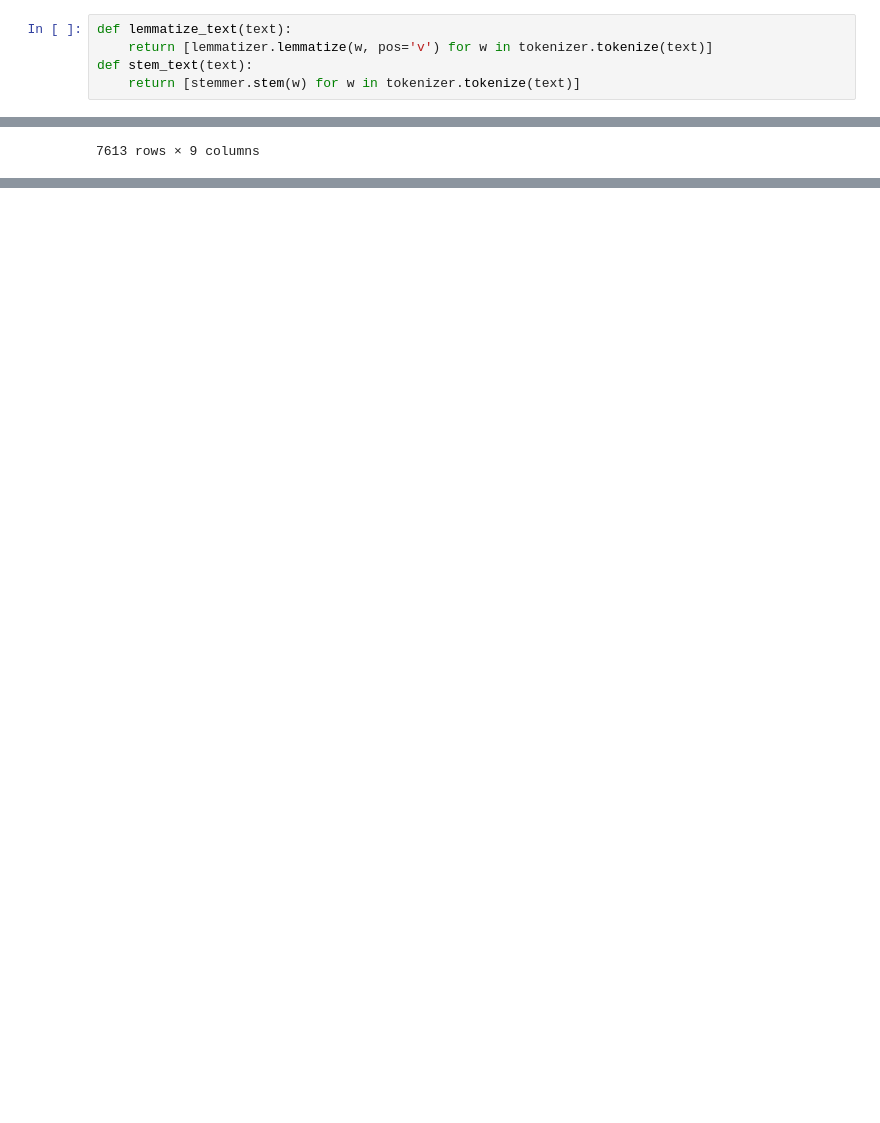
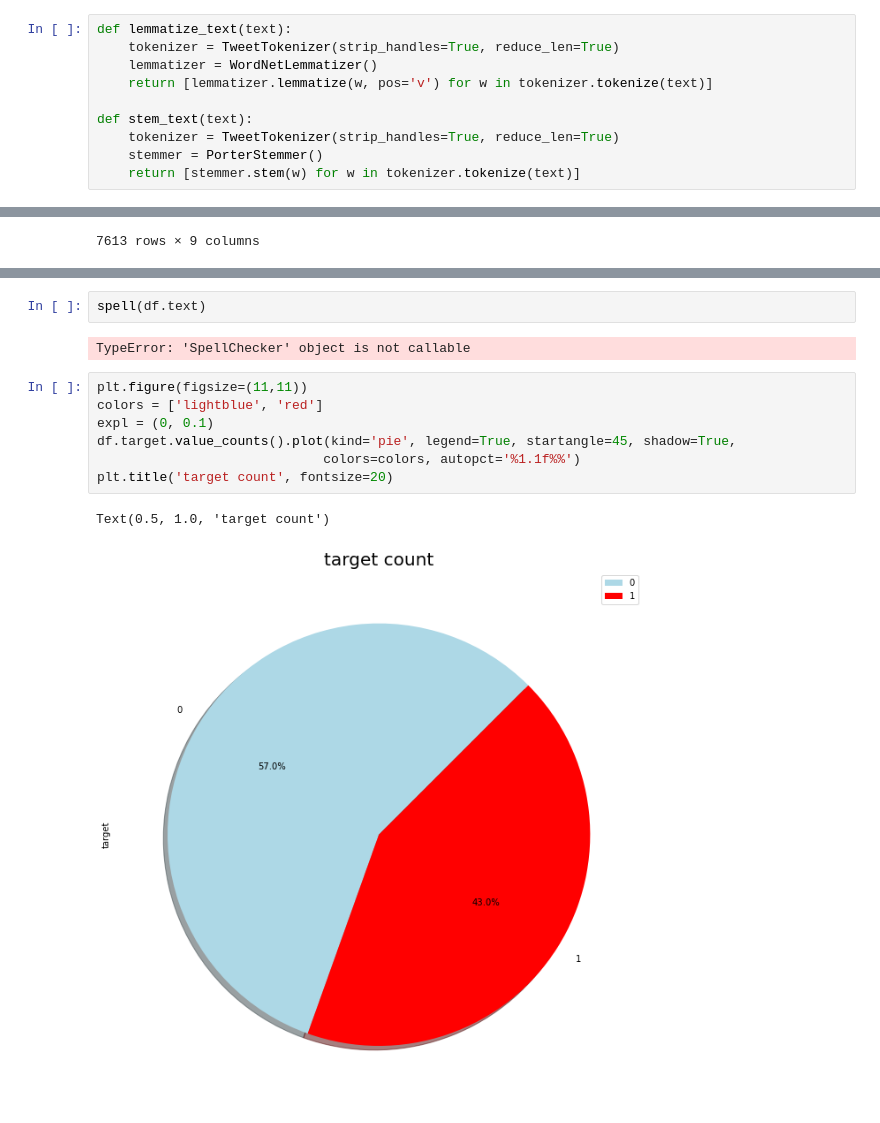
Before and after one commit to 8REN/disaster_tweets, a Jupyter notebook: preprocess_text.ipynb, the cells around one changed output, grey strips where cells are left out. Cells and saved outputs as stored; diff of their text form; blank space fills up the shorter version.

```diff
--- a/preprocess_text.ipynb
+++ b/preprocess_text.ipynb
@@ -188,5 +419,10 @@ stop_list = stopwords.words('english')
 # %%
 def lemmatize_text(text):
+    tokenizer = TweetTokenizer(strip_handles=True, reduce_len=True)
+    lemmatizer = WordNetLemmatizer()
     return [lemmatizer.lemmatize(w, pos='v') for w in tokenizer.tokenize(text)]
+
 def stem_text(text):
+    tokenizer = TweetTokenizer(strip_handles=True, reduce_len=True)
+    stemmer = PorterStemmer()
     return [stemmer.stem(w) for w in tokenizer.tokenize(text)]
@@ -341,0 +578,14 @@ TypeError: 'SpellChecker' object is not callable
+# %%
+spell(df.text)
+# %% [output]
+TypeError: 'SpellChecker' object is not callable
+# %%
+plt.figure(figsize=(11,11))
+colors = ['lightblue', 'red']
+expl = (0, 0.1)
+df.target.value_counts().plot(kind='pie', legend=True, startangle=45, shadow=True,
+                             colors=colors, autopct='%1.1f%%')
+plt.title('target count', fontsize=20)
+# %% [output]
+Text(0.5, 1.0, 'target count')
+[figure, added]
```
Also changed, not shown: parts of 18 cells of this notebook.
